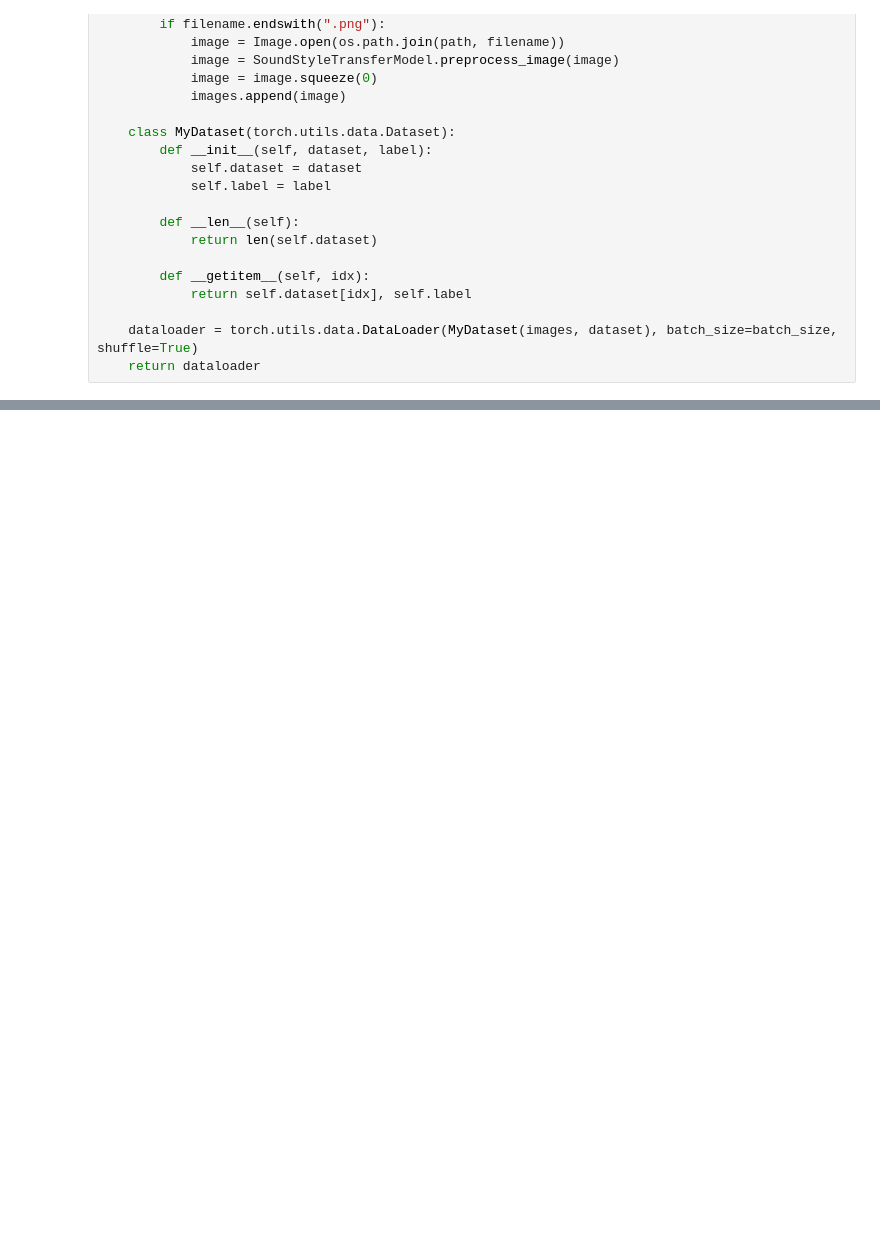
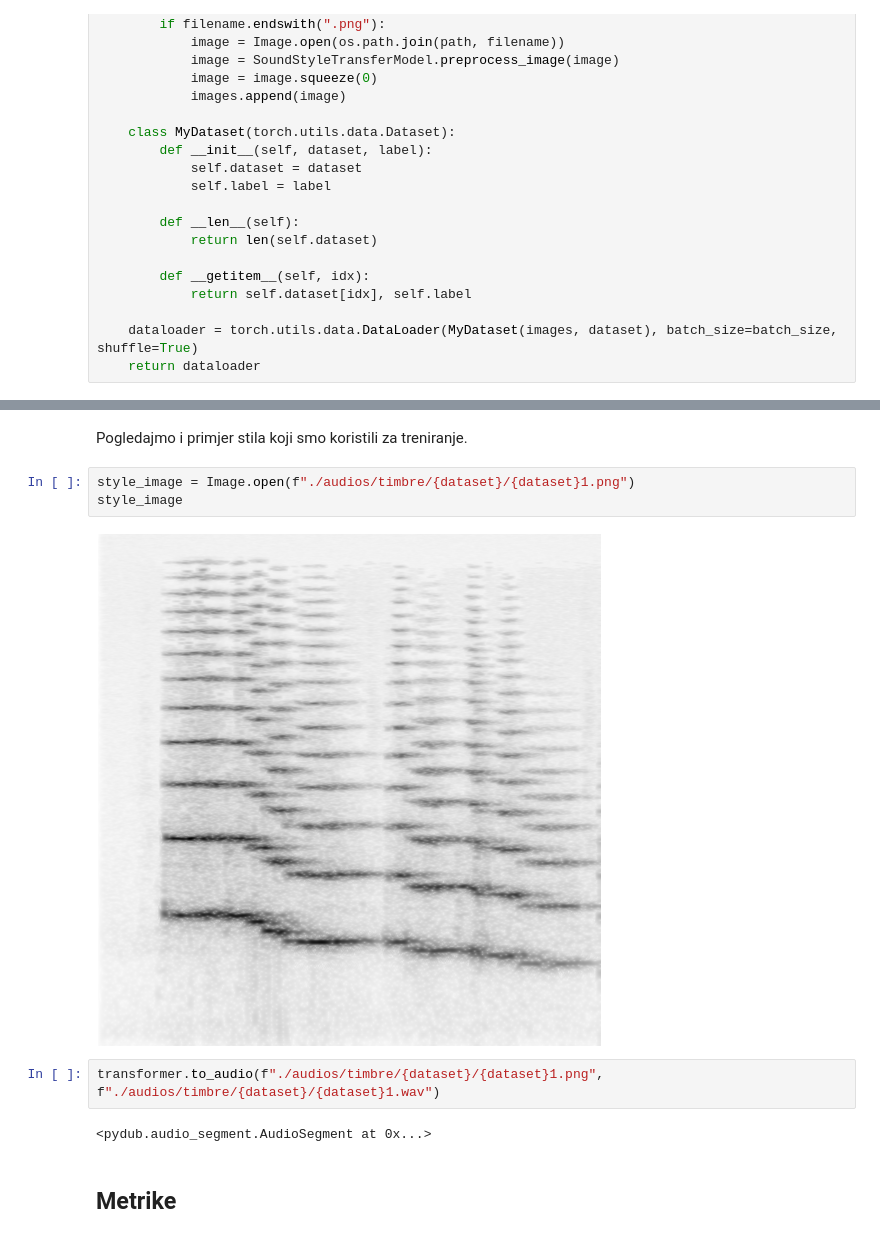
Before and after one commit to fpankretic/sound-style-transfer-diffusion, a Jupyter notebook: project.ipynb, the cells around one changed output, grey strips where cells are left out. Saved outputs shown, nothing was run; the diff lists cells and outputs as text; blank space fills up the shorter version.

```diff
--- a/project.ipynb
+++ b/project.ipynb
@@ -134,0 +189,13 @@ Traceback of TorchScript, serialized code (most recent call last):
+# %% [markdown]
+Pogledajmo i primjer stila koji smo koristili za treniranje.
+# %%
+style_image = Image.open(f"./audios/timbre/{dataset}/{dataset}1.png")
+style_image
+# %% [output]
+[figure, added]
+# %%
+transformer.to_audio(f"./audios/timbre/{dataset}/{dataset}1.png", f"./audios/timbre/{dataset}/{dataset}1.wav")
+# %% [output]
+<pydub.audio_segment.AudioSegment at 0x...>
+# %% [markdown]
+## Metrike
```
Also changed, not shown: parts of 14 cells of this notebook, 26 other files.
